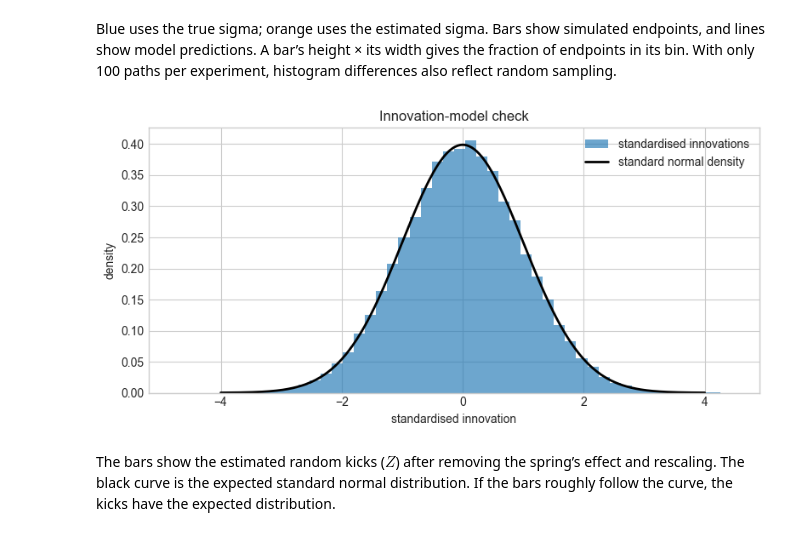
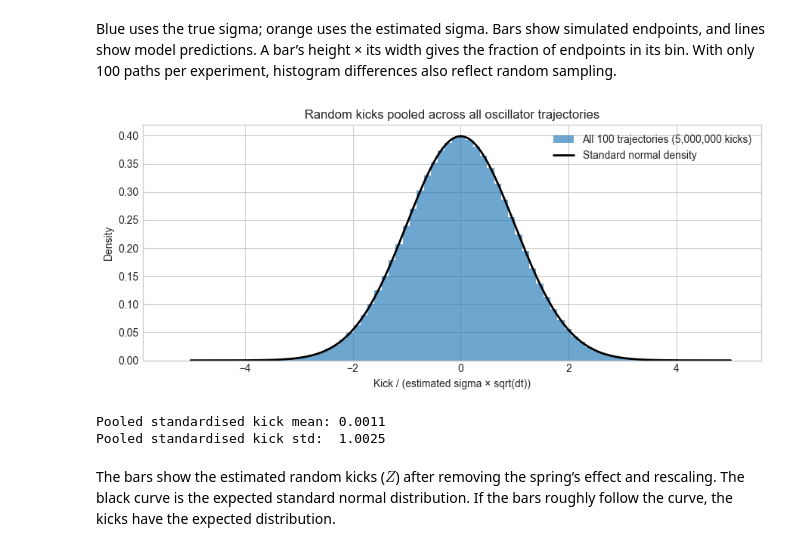
Before and after one commit to dared22/master_thesis, a Jupyter notebook: sandbox/likelihood_calc.ipynb, the cells around one changed output. Saved outputs shown, nothing was run; the diff lists cells and outputs as text; code cells hidden in the pictures.

```diff
--- a/sandbox/likelihood_calc.ipynb
+++ b/sandbox/likelihood_calc.ipynb
@@ -184,7 +184,7 @@ oscillator_paths = []
 
 for i in range(100):
     oscillator_time, position, velocity = harmonic_oscillator(
-       oscillator_omega0, oscillator_sigma_true, x0=1.0, v0=0.0,
+       oscillator_omega0, oscillator_sigma_true, x0=0.0, v0=0.0,
        dt=oscillator_dt, n_steps=oscillator_n_steps, rng=rng,
     )
     oscillator_paths.append((oscillator_time, position, velocity))
@@ -204,6 +204,7 @@ plt.show()
 # %%
 fig, ax = plt.subplots(figsize=(6, 6))
-ax.plot(position, velocity, lw=0.8)
+for time, position, velocity in oscillator_paths:
+    ax.plot(position, velocity, lw=0.8)
 ax.set(
     title="Harmonic oscillator trajectory",
     xlabel="Position $X(t)$",
@@ -312,7 +358,7 @@ oscillator_paths_sigma_hat = []
 
 for i in range(100):
     oscillator_time, position, velocity = harmonic_oscillator(
-       oscillator_omega0, oscillator_sigma_hat, x0=1.0, v0=0.0,
+       oscillator_omega0, oscillator_sigma_hat, x0=0.0, v0=0.0,
        dt=oscillator_dt, n_steps=oscillator_n_steps, rng=rng,
     )
     oscillator_paths_sigma_hat.append((oscillator_time, position, velocity))
@@ -381,17 +429,34 @@ plt.show()
 # %% [markdown]
 Blue uses the true sigma; orange uses the estimated sigma. Bars show simulated endpoints, and lines show model predictions. A bar’s height × its width gives the fraction of endpoints in its bin. With only 100 paths per experiment, histogram differences also reflect random sampling.
 # %%
-standardised_innovations = innovations / (oscillator_sigma_hat * np.sqrt(oscillator_dt))
+# Pool velocity kicks from all trajectories simulated with the true sigma.
+# Remove the spring drift: kick_i = delta V_i + omega0**2 X_i dt.
+all_oscillator_innovations = np.concatenate([
+    np.diff(vel) + oscillator_omega0**2 * pos[:-1] * oscillator_dt
+    for time, pos, vel in oscillator_paths
+])
+# Use the same sigma estimate from one trajectory as in the previous check.
+standardised_innovations = all_oscillator_innovations / (
+    oscillator_sigma_hat * np.sqrt(oscillator_dt)
+)
 
-fig, ax = plt.subplots(figsize=(8, 4))
-ax.hist(standardised_innovations, bins=50, density=True, alpha=0.65, label="standardised innovations")
-grid = np.linspace(-4, 4, 400)
-ax.plot(grid, np.exp(-grid**2 / 2) / np.sqrt(2 * np.pi), color="black", lw=2, label="standard normal density")
-ax.set(title="Innovation-model check", xlabel="standardised innovation", ylabel="density")
+fig, ax = plt.subplots(figsize=(9, 4))
+ax.hist(standardised_innovations, bins=80, density=True, alpha=0.65,
+        label=f"All {len(oscillator_paths)} trajectories ({standardised_innovations.size:,} kicks)")
+grid = np.linspace(-5, 5, 500)
+ax.plot(grid, np.exp(-grid**2 / 2) / np.sqrt(2 * np.pi),
+        color="black", lw=2, label="Standard normal density")
+ax.set(title="Random kicks pooled across all oscillator trajectories",
+       xlabel="Kick / (estimated sigma × sqrt(dt))", ylabel="Density")
 ax.legend()
 fig.tight_layout()
 plt.show()
+
+print(f"Pooled standardised kick mean: {standardised_innovations.mean():.4f}")
+print(f"Pooled standardised kick std:  {standardised_innovations.std():.4f}")
 # %% [output]
-[figure, old version]
+[figure, new version]
+Pooled standardised kick mean: 0.0011
+Pooled standardised kick std:  1.0025
 # %% [markdown]
 The bars show the estimated random kicks ($Z$) after removing the spring’s effect and rescaling. The black curve is the expected standard normal distribution. If the bars roughly follow the curve, the kicks have the expected distribution.
```
Also changed, not shown: parts of 7 cells of this notebook, 12 other files.
